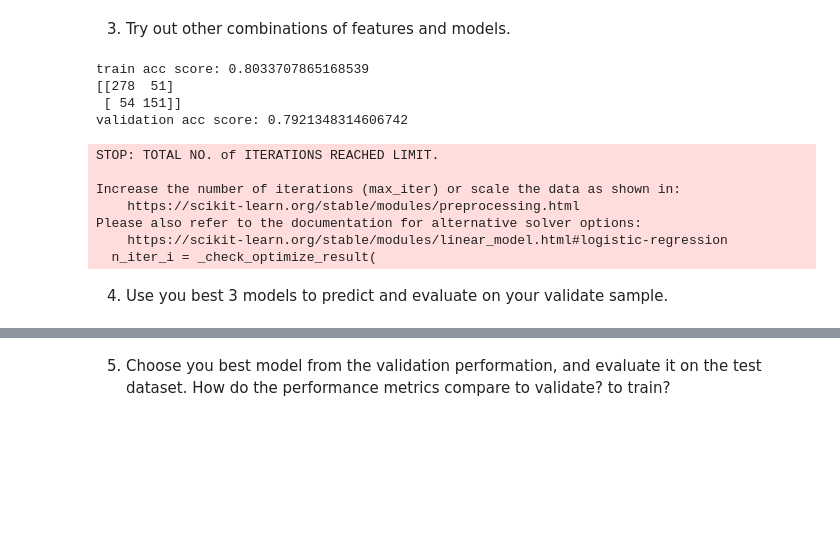
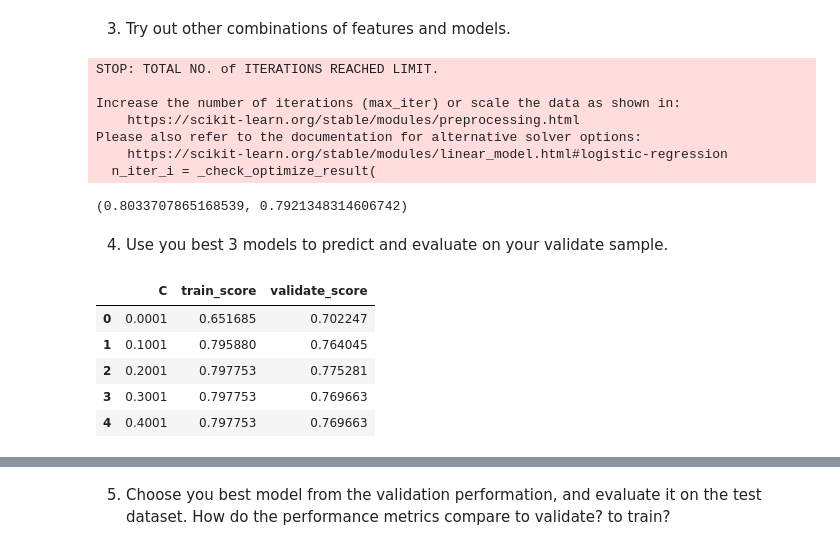
Before and after one commit to MigashaneVictoire/classification-exercises, a Jupyter notebook: logistic_regression.ipynb, the cells around one changed output, grey strips where cells are left out. Drawn from its saved outputs; the diff is of its cells as text; code cells hidden in the pictures; blank space fills up the shorter version.

```diff
--- a/logistic_regression.ipynb
+++ b/logistic_regression.ipynb
@@ -140,18 +140,17 @@ yTrain = train.survived
 xVal = validate[["age", "fare", "pclass", "sex_male", "embarked_Q", "embarked_S", "alone"]]
 yVal= validate.survived
 # %%
-logistic_reg(xTrain, yTrain,xVal, yVal)
+train_score, validation_score = logistic_reg(xTrain, yTrain,xVal, yVal, 1)
+
+train_score, validation_score
 # %% [output]
-train acc score: 0.8033707865168539
-[[278  51]
- [ 54 151]]
-validation acc score: 0.7921348314606742
+STOP: TOTAL NO. of ITERATIONS REACHED LIMIT.
+
+Increase the number of iterations (max_iter) or scale the data as shown in:
+    https://scikit-learn.org/stable/modules/preprocessing.html
+Please also refer to the documentation for alternative solver options:
+    https://scikit-learn.org/stable/modules/linear_model.html#logistic-regression
+  n_iter_i = _check_optimize_result(
-STOP: TOTAL NO. of ITERATIONS REACHED LIMIT.
-
-Increase the number of iterations (max_iter) or scale the data as shown in:
-    https://scikit-learn.org/stable/modules/preprocessing.html
-Please also refer to the documentation for alternative solver options:
-    https://scikit-learn.org/stable/modules/linear_model.html#logistic-regression
-  n_iter_i = _check_optimize_result(
+(0.8033707865168539, 0.7921348314606742)
 # %% [markdown]
 4. Use you best 3 models to predict and evaluate on your validate sample.
@@ -157,0 +165,22 @@ Please also refer to the documentation for alternative solver options:
+# %%
+result = []
+for i in np.arange(0.0001,1,0.1):
+    train_score, validation_score = logistic_reg(xTrain, yTrain,xVal, yVal, i)
+
+    output = {
+        "C": i,
+        "train_score": train_score,
+        "validate_score": validation_score
+    }
+
+    result.append(output)
+
+df = pd.DataFrame(result)
+df.head()
+# %% [output]
+|  | C | train_score | validate_score |
+| 0 | 0.0001 | 0.651685 | 0.702247 |
+| 1 | 0.1001 | 0.795880 | 0.764045 |
+| 2 | 0.2001 | 0.797753 | 0.775281 |
+| 3 | 0.3001 | 0.797753 | 0.769663 |
+| 4 | 0.4001 | 0.797753 | 0.769663 |
```
Also changed, not shown: parts of 8 cells of this notebook.
